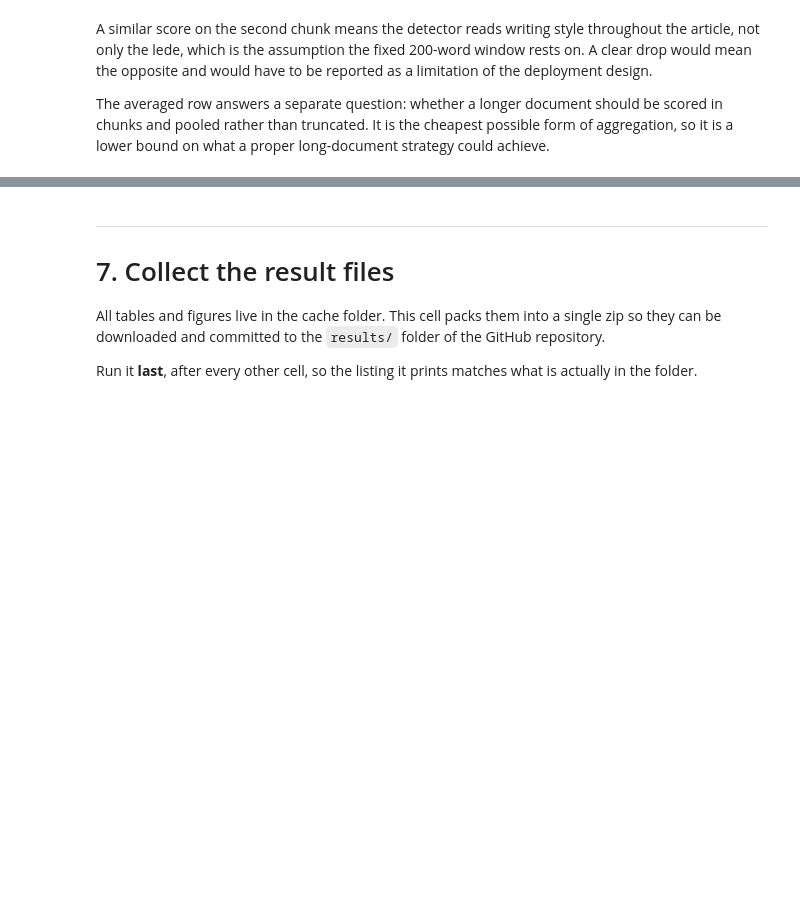
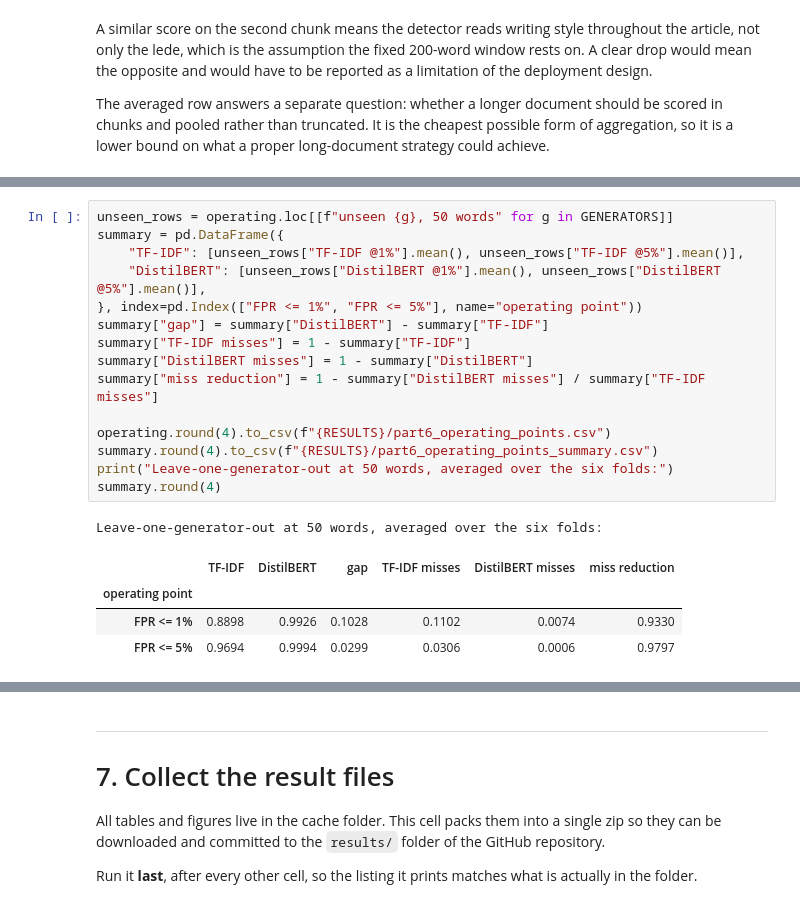
Before and after one commit to brucenguyen0302-code/ai-text-detection, a Jupyter notebook: main.ipynb, the cells around one changed output, grey strips where cells are left out. Cells and saved outputs as stored; diff of their text form; blank space fills up the shorter version.

```diff
--- a/main.ipynb
+++ b/main.ipynb
@@ -2720,0 +2786,21 @@ bound on what a proper long-document strategy could achieve.
+# %%
+unseen_rows = operating.loc[[f"unseen {g}, 50 words" for g in GENERATORS]]
+summary = pd.DataFrame({
+    "TF-IDF": [unseen_rows["TF-IDF @1%"].mean(), unseen_rows["TF-IDF @5%"].mean()],
+    "DistilBERT": [unseen_rows["DistilBERT @1%"].mean(), unseen_rows["DistilBERT @5%"].mean()],
+}, index=pd.Index(["FPR <= 1%", "FPR <= 5%"], name="operating point"))
+summary["gap"] = summary["DistilBERT"] - summary["TF-IDF"]
+summary["TF-IDF misses"] = 1 - summary["TF-IDF"]
+summary["DistilBERT misses"] = 1 - summary["DistilBERT"]
+summary["miss reduction"] = 1 - summary["DistilBERT misses"] / summary["TF-IDF misses"]
+
+operating.round(4).to_csv(f"{RESULTS}/part6_operating_points.csv")
+summary.round(4).to_csv(f"{RESULTS}/part6_operating_points_summary.csv")
+print("Leave-one-generator-out at 50 words, averaged over the six folds:")
+summary.round(4)
+# %% [output]
+Leave-one-generator-out at 50 words, averaged over the six folds:
+|  | TF-IDF | DistilBERT | gap | TF-IDF misses | DistilBERT misses | miss reduction |
+| operating point |  |  |  |  |  |  |
+| FPR <= 1% | 0.8898 | 0.9926 | 0.1028 | 0.1102 | 0.0074 | 0.9330 |
+| FPR <= 5% | 0.9694 | 0.9994 | 0.0299 | 0.0306 | 0.0006 | 0.9797 |
```
Also changed, not shown: parts of 11 cells of this notebook.
